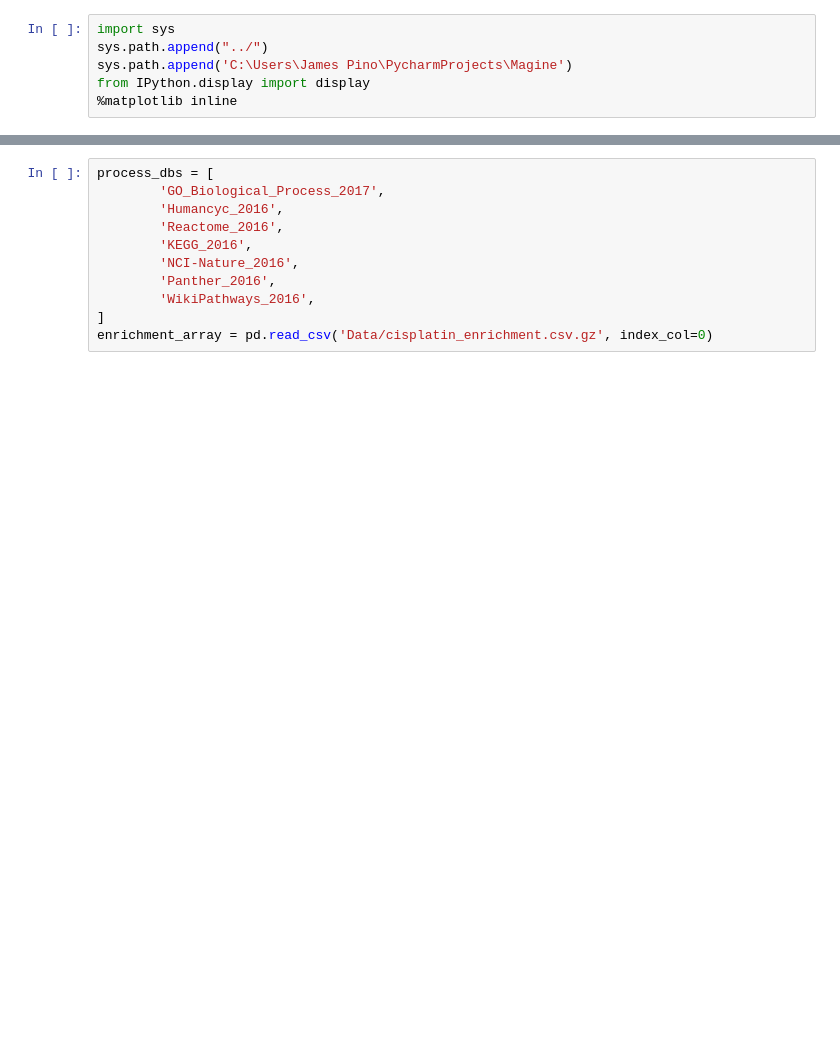
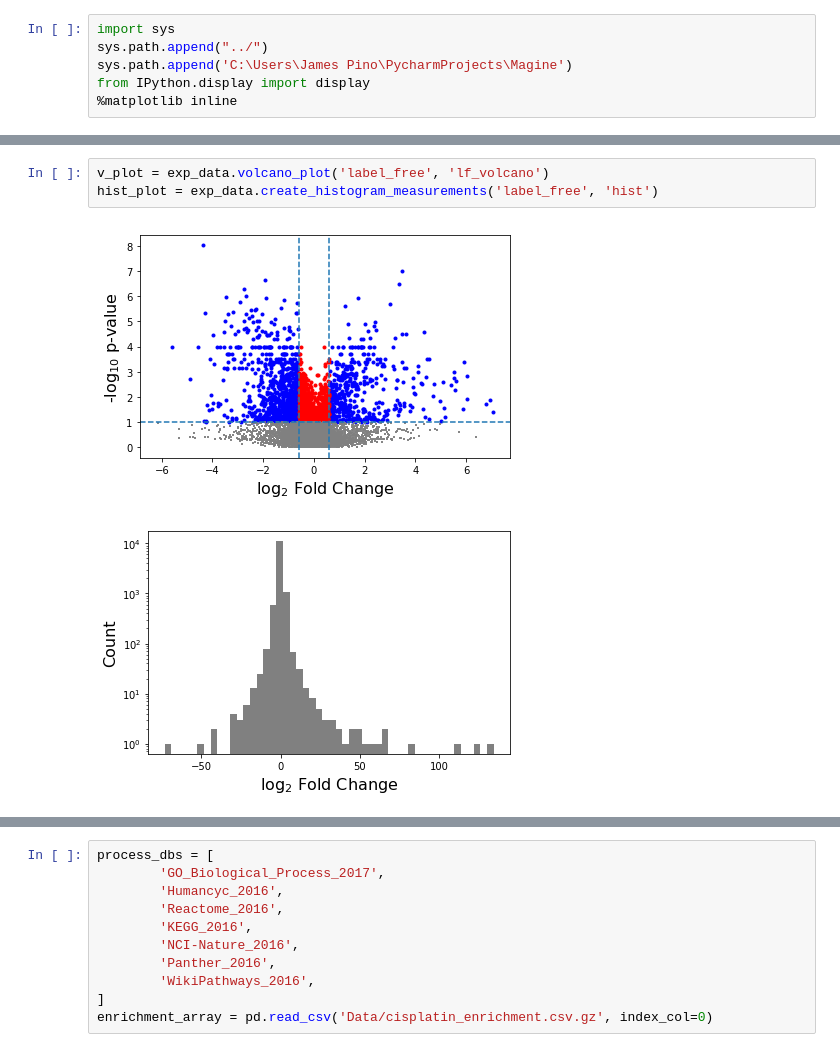
Before and after one commit to LoLab-MSM/MAGINE, a Jupyter notebook: examples/cisplatin/data_exploration.ipynb, the cells around one changed output, grey strips where cells are left out. Cells and saved outputs as stored; diff of their text form; blank space fills up the shorter version.

Commit message:
Updating examples. Adding workflow of data visualization.

```diff
--- a/examples/cisplatin/data_exploration.ipynb
+++ b/examples/cisplatin/data_exploration.ipynb
@@ -12,0 +52,6 @@ from magine.plotting.wordcloud_tools import create_wordcloud
+# %%
+v_plot = exp_data.volcano_plot('label_free', 'lf_volcano')
+hist_plot = exp_data.create_histogram_measurements('label_free', 'hist')
+# %% [output]
+[figure, added]
+[figure, added]
```
Also changed, not shown: parts of 30 cells of this notebook, 5 other files.
